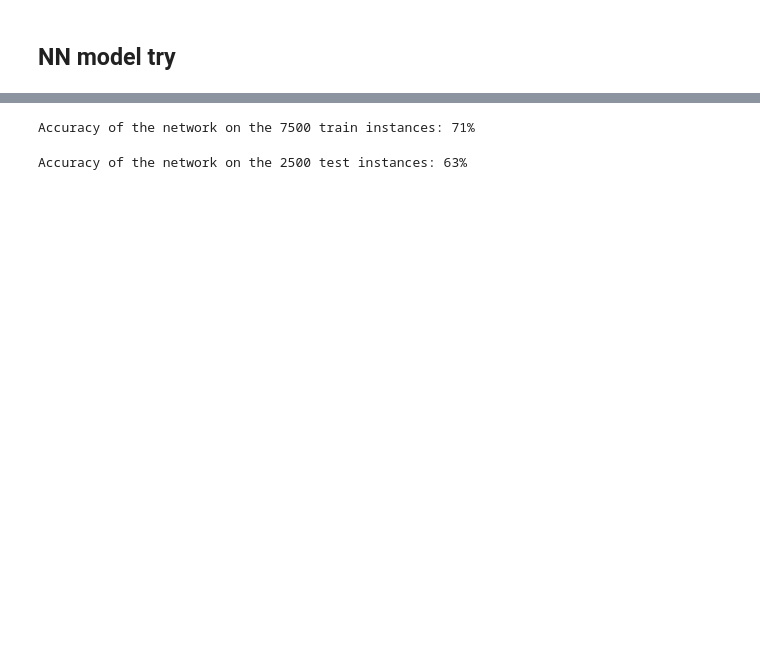
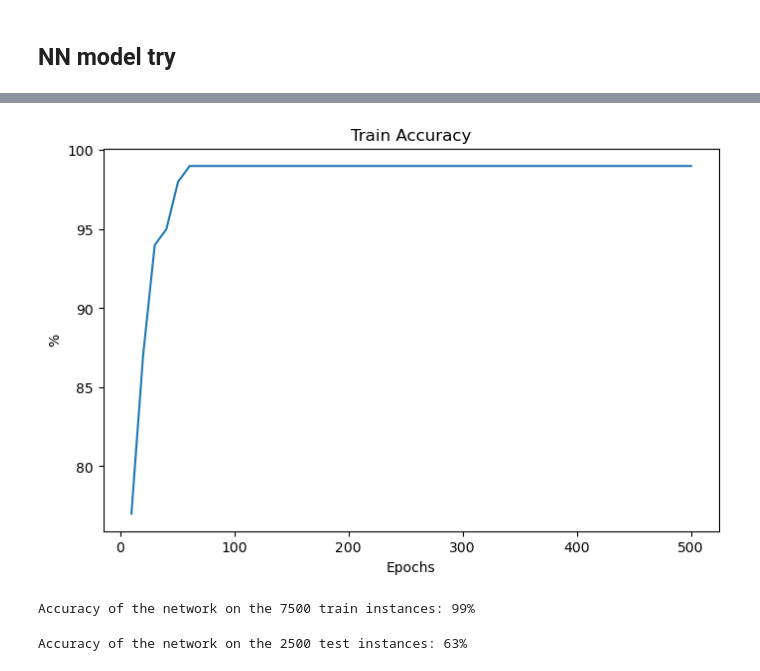
Before and after one commit to YufanQie/MLinPhotonTiming, a Jupyter notebook: PT_pytorchNN.ipynb, the cells around one changed output, grey strips where cells are left out. Drawn from its saved outputs; the diff is of its cells as text; code cells hidden in the pictures; blank space fills up the shorter version.

```diff
--- a/PT_pytorchNN.ipynb
+++ b/PT_pytorchNN.ipynb
@@ -93,18 +141,26 @@ plt.show()
+# %%
+step = np.linspace(10, 500, 49)
+
+fig, ax = plt.subplots(figsize=(8,5))
+plt.plot(step, np.array(train_acc))
+plt.title("Train Accuracy")
+plt.xlabel("Epochs")
+plt.ylabel("%")
+#plt.yscale('log')
+plt.show()
+# %% [output]
+[figure, added]
 # %%
 y_pred, y_test,correct,total = [],[],0,0
 with torch.no_grad():
     for X, y in train_dataloader:
         outputs = model(X)
-        outputs = np.array(outputs)
-        for i in range(len(outputs)):
-            y_pred.append(int(round(outputs[i][0])))
-            if(int(round(outputs[i][0]))==y[i]):
-                correct+=1
-            y_test.append(y[i])
-        total += len(y)
+        _, predicted = torch.max(outputs.data, dim=1)
+        total += y.size(0)
+        correct += (predicted == y).sum().item()
 print(f'Accuracy of the network on the 7500 train instances: {100 * correct // total}%')
 # %% [output]
-Accuracy of the network on the 7500 train instances: 71%
+Accuracy of the network on the 7500 train instances: 99%
 # %%
 y_pred, y_test,correct,total = [],[],0,0
 with torch.no_grad():
```
Also changed, not shown: parts of 27 cells of this notebook.
